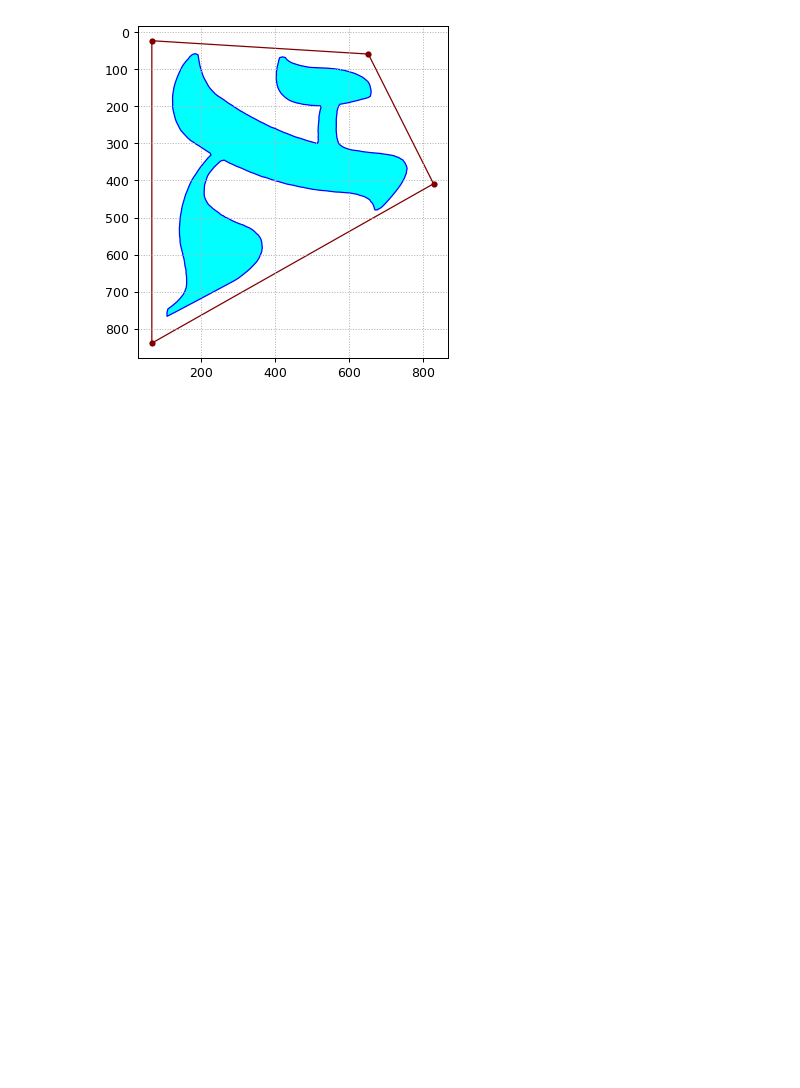
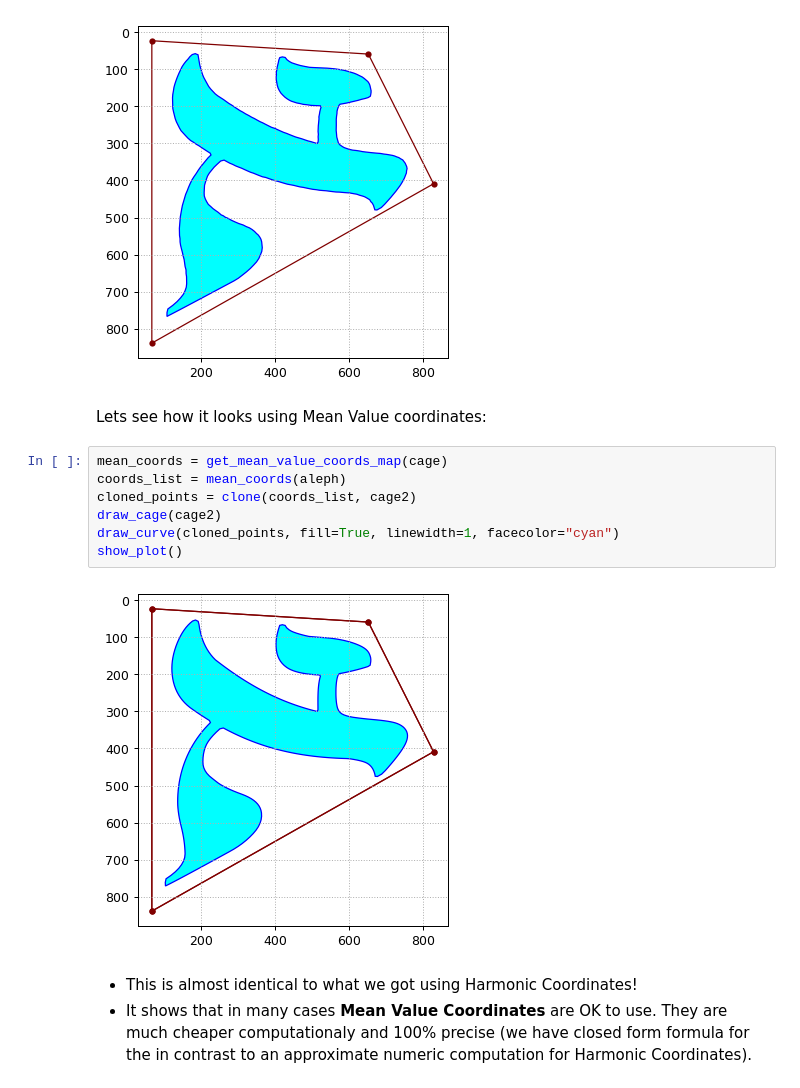
Before and after one commit to samyzaf/notebooks, a Jupyter notebook: harmonic_task2.ipynb, the cells around one changed output. Drawn from its saved outputs; the diff is of its cells as text; blank space fills up the shorter version.

```diff
--- a/harmonic_task2.ipynb
+++ b/harmonic_task2.ipynb
@@ -52,3 +52,17 @@ draw_curve(cloned_points, fill=True, linewidth=1, facecolor="cyan")
 show_plot()
 # %% [output]
 [figure]
+# %% [markdown]
+Lets see how it looks using Mean Value coordinates:
+# %%
+mean_coords = get_mean_value_coords_map(cage)
+coords_list = mean_coords(aleph)
+cloned_points = clone(coords_list, cage2)
+draw_cage(cage2)
+draw_curve(cloned_points, fill=True, linewidth=1, facecolor="cyan")
+show_plot()
+# %% [output]
+[figure, added]
+# %% [markdown]
+* This is almost identical to what we got using Harmonic Coordinates!
+* It shows that in many cases **Mean Value Coordinates** are OK to use. They are much cheaper computationaly and 100% precise (we have closed form formula for the in contrast to an approximate numeric computation for Harmonic Coordinates).
```
